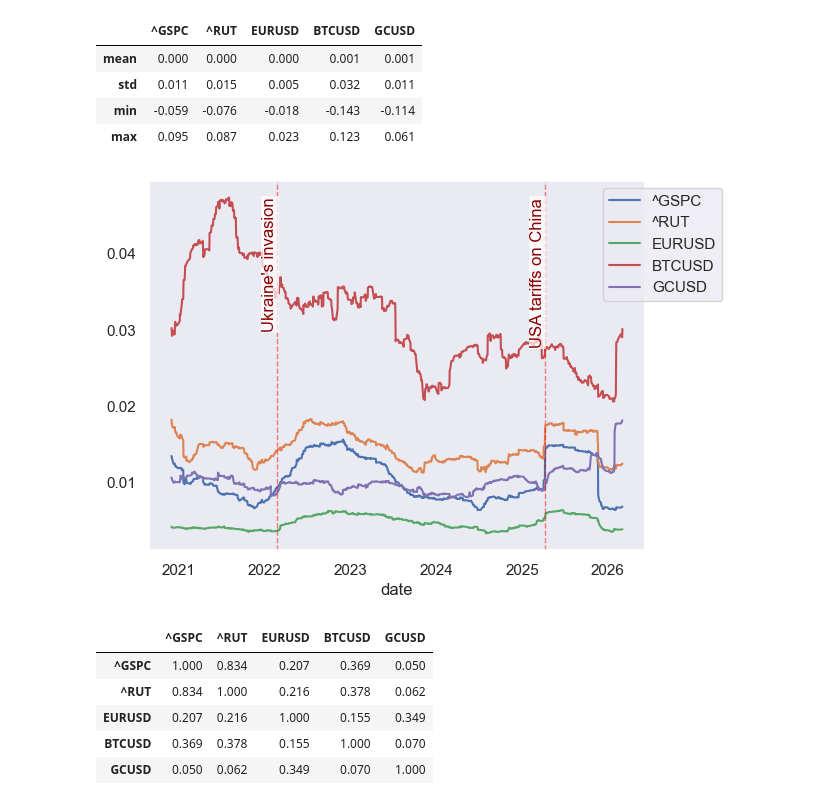
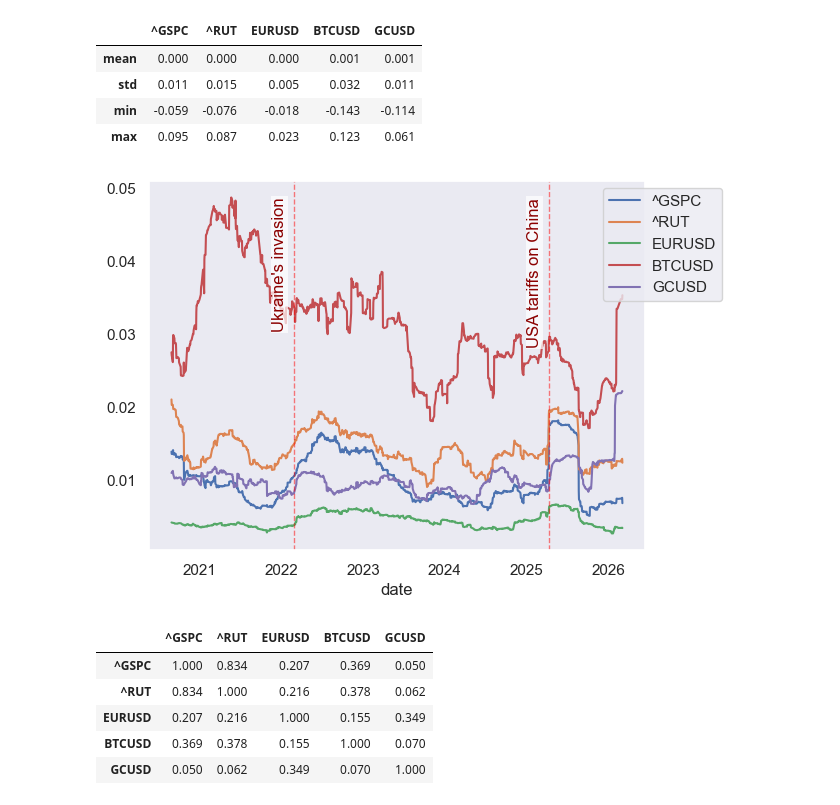
Before and after one commit to pawel-szulik/financial-market-analysis, a Jupyter notebook: notebooks/corrs_distr.ipynb, the cells around one changed output. Cells and saved outputs as stored; diff of their text form; code cells hidden in the pictures.

Commit message:
rolling volatility - modification

```diff
--- a/notebooks/corrs_distr.ipynb
+++ b/notebooks/corrs_distr.ipynb
@@ -65,9 +65,9 @@ returns_sel.describe().loc[["mean", "std", "min", "max"], :].round(3)
 | min | -0.059 | -0.076 | -0.018 | -0.143 | -0.114 |
 | max | 0.095 | 0.087 | 0.023 | 0.123 | 0.061 |
 # %%
-pl.rolling_volatility(returns_sel)
+pl.rolling_volatility(returns_sel, window=60)
 # %% [output]
-[figure, old version]
+[figure, new version]
 # %%
 (pear_cor.loc[selected, selected]
  .style.format("{:.3f}")
```
Also changed, not shown: 2 other files.
